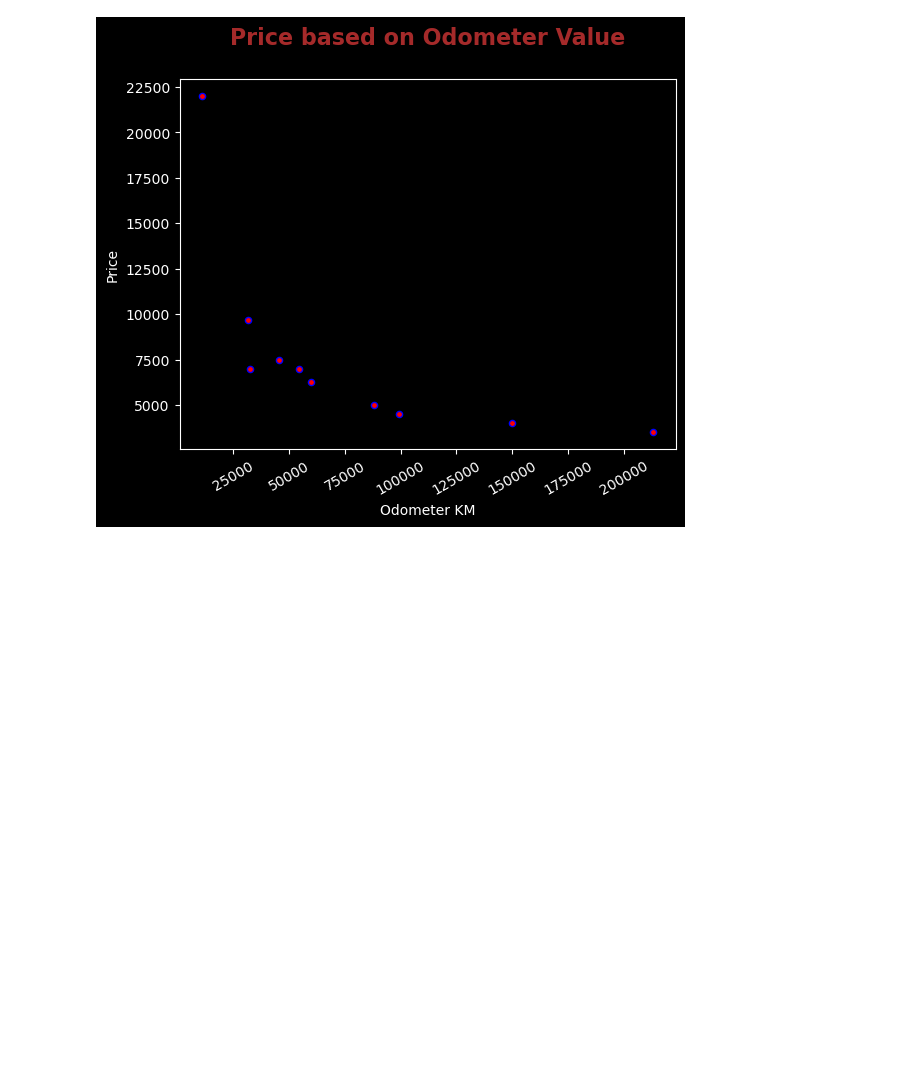
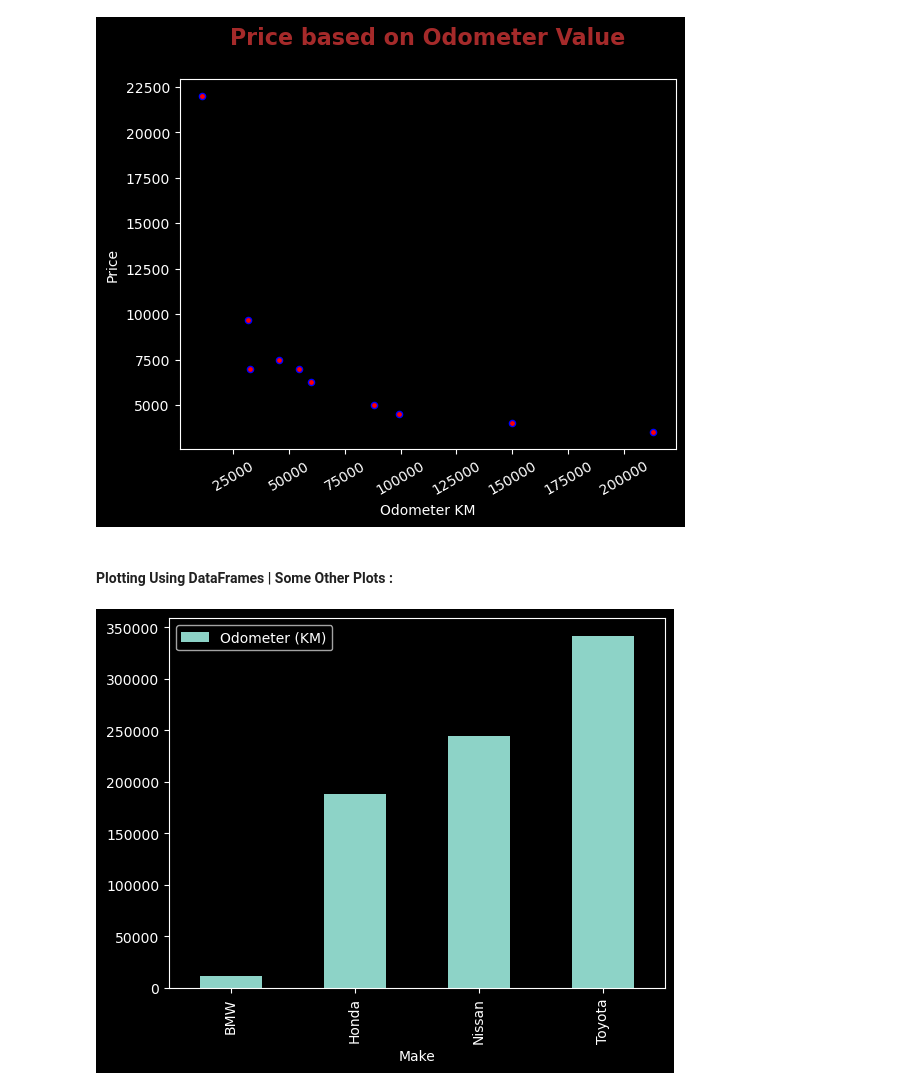
Before and after one commit to DarkDk123/ZTM-ML-Data-Science, a Jupyter notebook: 6. Matplotlib : Visualizing Data/Matplotlib_Intro.ipynb, the cells around one changed output. Drawn from its saved outputs; the diff is of its cells as text; code cells hidden in the pictures; blank space fills up the shorter version.

Commit message:
Plotting DataFrames | Bar Plots

```diff
--- a/6. Matplotlib : Visualizing Data/Matplotlib_Intro.ipynb
+++ b/6. Matplotlib : Visualizing Data/Matplotlib_Intro.ipynb
@@ -540,3 +540,13 @@ ax.tick_params('x', rotation=30, ) # Rotate ticks for better representation.
 plt.show()
 # %% [output]
 [figure]
+# %% [markdown]
+#### **Plotting Using DataFrames | Some Other Plots :**
+# %%
+# Let's Plot a Bar Plot
+car_sales[['Make', 'Odometer (KM)']].groupby(
+    'Make',
+    as_index = False
+).sum().plot(kind='bar', x='Make');
+# %% [output]
+[figure, added]
```
Also changed, not shown: parts of 2 cells of this notebook.
